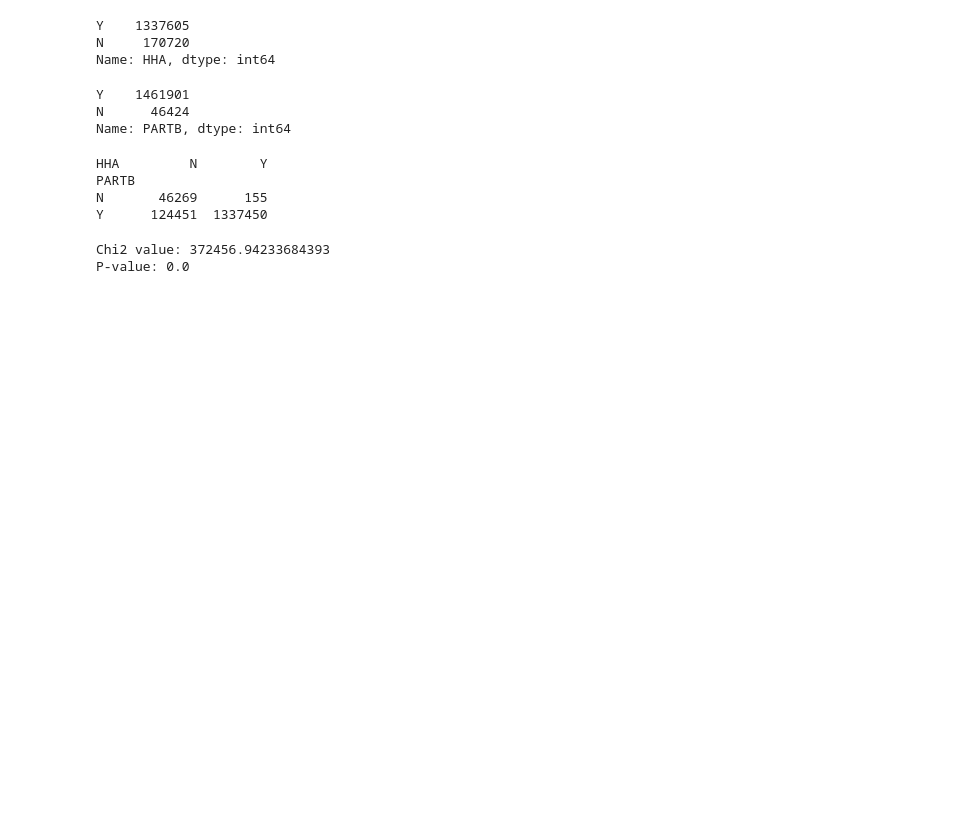
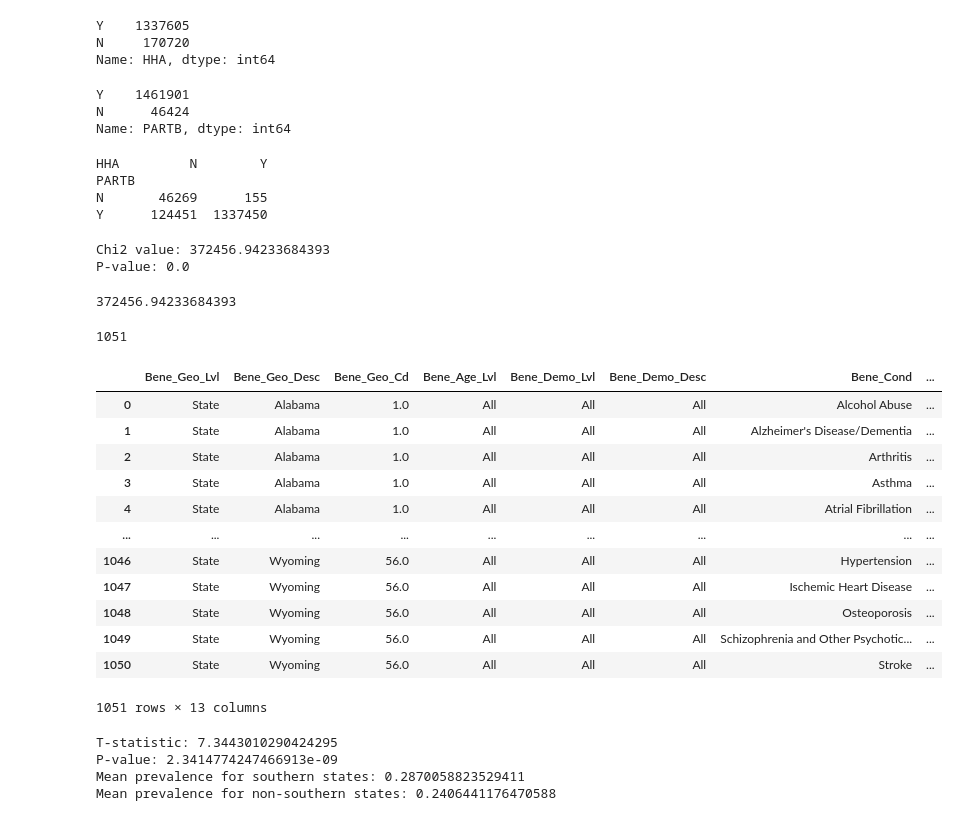
Before and after one commit to amnasyed1/507_inclass_inferential, a Jupyter notebook: 507wk5_inclass_python.ipynb, the cells around one changed output. Saved outputs shown, nothing was run; the diff lists cells and outputs as text; code cells hidden in the pictures; blank space fills up the shorter version.

```diff
--- a/507wk5_inclass_python.ipynb
+++ b/507wk5_inclass_python.ipynb
@@ -53,3 +53,7 @@ print(f"P-value: {p}")
 # %% [output]
 Chi2 value: 372456.94233684393
 P-value: 0.0
+# %%
+chi2
+# %% [output]
+372456.94233684393
@@ -55,0 +63,64 @@ P-value: 0.0
+# %%
+# Read in the data
+df = pd.read_csv('https://raw.githubusercontent.com/hantswilliams/HHA_507_2023/main/WK5/examples/data/cms-chronic-conditions/CC_R20_P08_v10_D18_WWDSE_Cond_complete.csv') # noqa
+len(df)
+
+## keep only complete rows
+df = df.dropna()
+len(df)
+# %% [output]
+1051
+# %%
+## create a new binary variable based on the Bene_Geo_Desc variable, where the value will be southern or non-southern # noqa
+## southern states are: Alabama, Arkansas, Delaware, District of Columbia, Florida, Georgia, Kentucky, Louisiana, Maryland, Mississippi, North Carolina, Oklahoma, South Carolina, Tennessee, Texas, Virginia, West Virginia #noqa
+## non-southern states are: Alaska, Arizona, California, Colorado, Connecticut, Hawaii, Idaho, Illinois, Indiana,
+## Iowa, Kansas, Maine, Massachusetts, Michigan, Minnesota, Missouri, Montana, Nebraska, Nevada, New Hampshire, New Jersey,
+## New Mexico, New York, North Dakota, Ohio, Oregon, Pennsylvania, Rhode Island, South Dakota, Utah, Vermont, Washington,
+## Wisconsin, Wyoming
+
+## create a new variable called southern
+df['is_southern'] = df['Bene_Geo_Desc'].apply(lambda x: 'southern' if x in ['Alabama',
+        'Arkansas', 'Delaware', 'District of Columbia', 'Florida', 'Georgia',
+        'Kentucky', 'Louisiana', 'Maryland', 'Mississippi', 'North Carolina',
+        'Oklahoma', 'South Carolina', 'Tennessee', 'Texas', 'Virginia',
+        'West Virginia'] else 'non-southern')
+df
+# %% [output]
+|  | Bene_Geo_Lvl | Bene_Geo_Desc | Bene_Geo_Cd | Bene_Age_Lvl | Bene_Demo_Lvl | Bene_Demo_Desc | Bene_Cond | ... |
+| 0 | State | Alabama | 1.0 | All | All | All | Alcohol Abuse | ... |
+| 1 | State | Alabama | 1.0 | All | All | All | Alzheimer's Disease/Dementia | ... |
+| 2 | State | Alabama | 1.0 | All | All | All | Arthritis | ... |
+| 3 | State | Alabama | 1.0 | All | All | All | Asthma | ... |
+| 4 | State | Alabama | 1.0 | All | All | All | Atrial Fibrillation | ... |
+| ... | ... | ... | ... | ... | ... | ... | ... | ... |
+| 1046 | State | Wyoming | 56.0 | All | All | All | Hypertension | ... |
+| 1047 | State | Wyoming | 56.0 | All | All | All | Ischemic Heart Disease | ... |
+| 1048 | State | Wyoming | 56.0 | All | All | All | Osteoporosis | ... |
+| 1049 | State | Wyoming | 56.0 | All | All | All | Schizophrenia and Other Psychotic... | ... |
+| 1050 | State | Wyoming | 56.0 | All | All | All | Stroke | ... |
+1051 rows × 13 columns
+# %%
+## Research question:
+
+diabetes_data = df[df['Bene_Cond'] == 'Diabetes']
+
+# Split the data into two groups: southern and non-southern
+southern_data = diabetes_data[diabetes_data['is_southern'] == 'southern']['Prvlnc']
+non_southern_data = diabetes_data[diabetes_data['is_southern'] == 'non-southern']['Prvlnc'] # noqa
+
+t_stat, p_val = ttest_ind(southern_data, non_southern_data, equal_var=False)  # Assuming unequal variances with Welch's t-test # noqa
+
+print(f"T-statistic: {t_stat}")
+print(f"P-value: {p_val}")
+
+# Compute means for southern and non-southern data
+southern_mean = southern_data.mean()
+non_southern_mean = non_southern_data.mean()
+
+print(f"Mean prevalence for southern states: {southern_mean}")
+print(f"Mean prevalence for non-southern states: {non_southern_mean}")
+# %% [output]
+T-statistic: 7.3443010290424295
+P-value: 2.3414774247466913e-09
+Mean prevalence for southern states: 0.2870058823529411
+Mean prevalence for non-southern states: 0.2406441176470588
```
Also changed, not shown: parts of 1 cell of this notebook.
